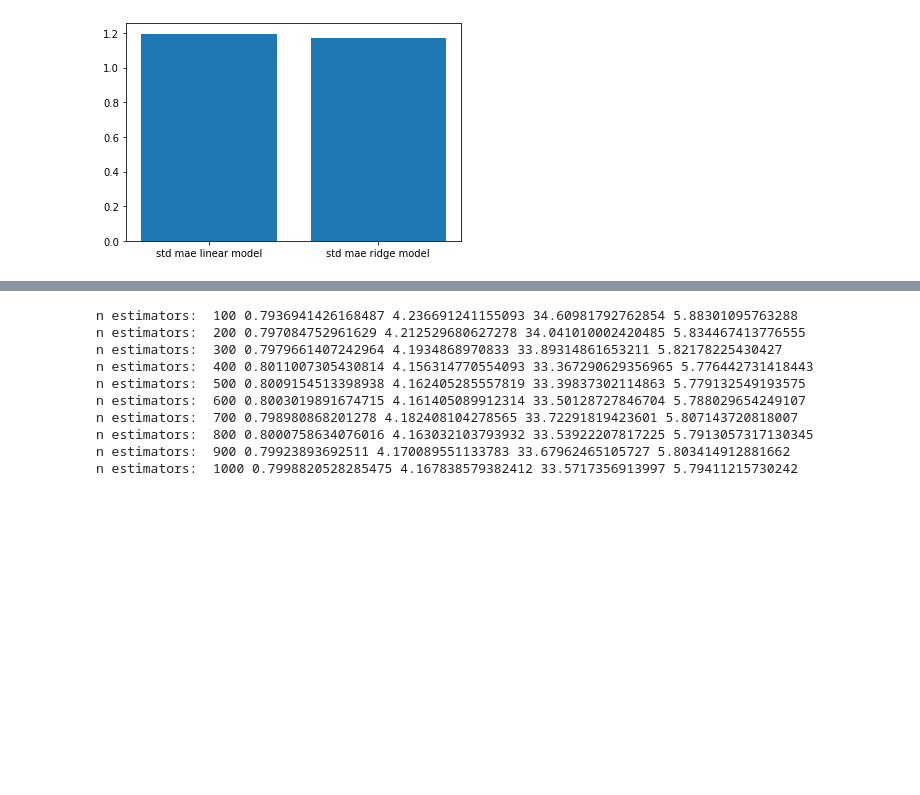
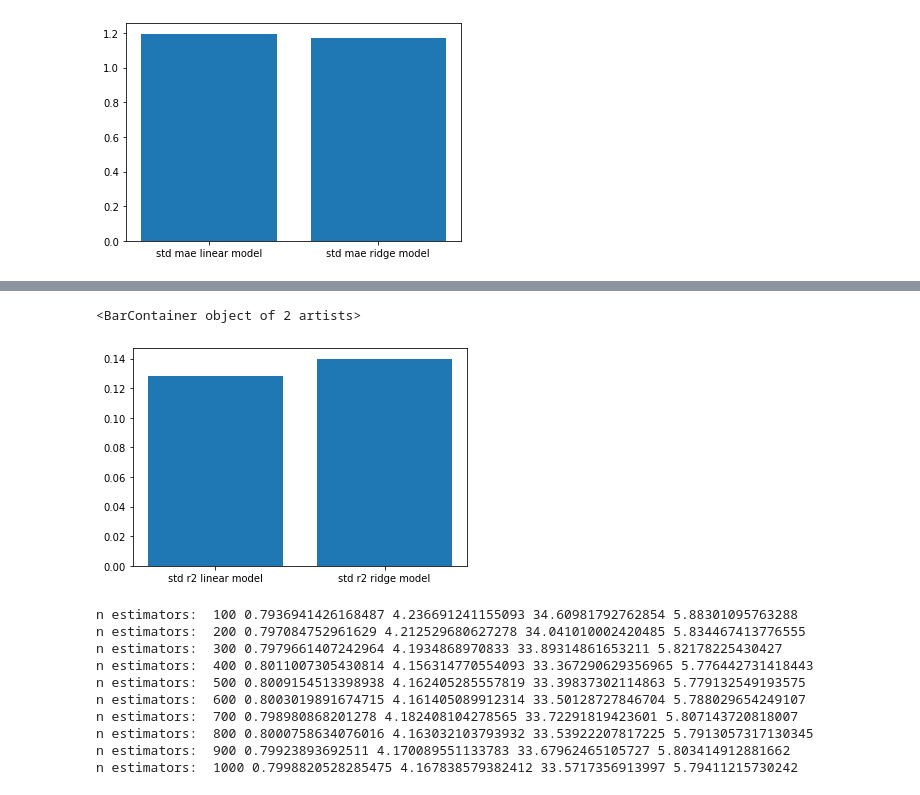
Before and after one commit to MatRom-coder/Real_estate, a Jupyter notebook: analyses/model_selection.ipynb, the cells around one changed output, grey strips where cells are left out. Cells and saved outputs as stored; diff of their text form; code cells hidden in the pictures; blank space fills up the shorter version.

```diff
--- a/analyses/model_selection.ipynb
+++ b/analyses/model_selection.ipynb
@@ -103,3 +133,8 @@ plt.bar(["std mae linear model", "std mae ridge model"], [np.std(lin_mae_scores)
+# %%
+plt.bar(["std r2 linear model", "std r2 ridge model"], [np.std(lin_r2_scores), np.std(ridge_r2_scores)])
+# %% [output]
+<BarContainer object of 2 artists>
+[figure, added]
 # %%
 rf_models = {}
 for n_est, i in zip(range(100, 1100, 100), range(0,10)):
```
Also changed, not shown: parts of 7 cells of this notebook, 2 other files.
